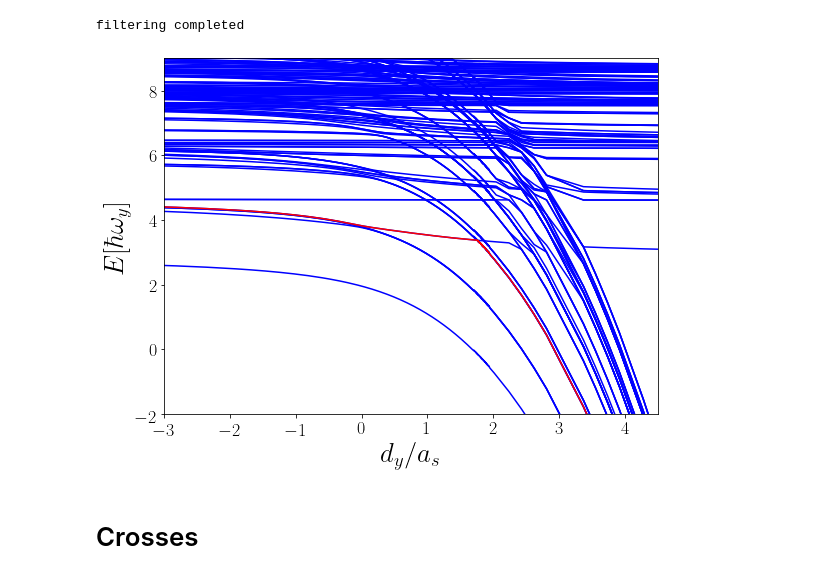
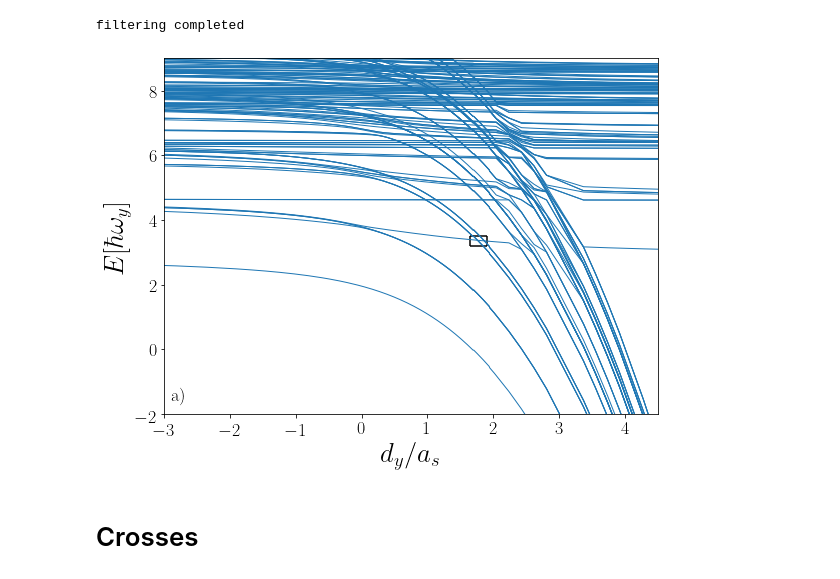
Before and after one commit to TsspGit/Ultracold_Atoms_src, a Jupyter notebook: Analysis/q3d/Energies_Analysis_4993_4993_4993.ipynb, the cells around one changed output. Drawn from its saved outputs; the diff is of its cells as text; code cells hidden in the pictures.

Commit message:
3D paper figure

```diff
--- a/Analysis/q3d/Energies_Analysis_4993_4993_4993.ipynb
+++ b/Analysis/q3d/Energies_Analysis_4993_4993_4993.ipynb
@@ -75,18 +75,22 @@ least_bound_pos = 1000
 # %%
 fig, ax = plt.subplots(figsize=(8,6))
 for i in range(least_bound_pos, least_bound_pos + 160):
-    ax.plot(x, dic['nivel_{}'.format(i)]/wy, 'b')
-ax.plot(x, dic['nivel_1004']/wy, 'r')
+    ax.plot(x, dic['nivel_{}'.format(i)]/wy, 'C0', lw=1)
 #ax.plot(x, dic['nivel_1000']/wy, 'r')
+ax.hlines(3.2, 1.65, 1.9, 'k')
+ax.hlines(3.5, 1.65, 1.9, 'k')
+ax.vlines(1.65, 3.2, 3.5, 'k')
+ax.vlines(1.9, 3.2, 3.5, 'k')
+ax.text(-2.9, -1.6, 'a)', fontsize=18)
 ax.set_ylim(-2, 9)
 ax.set_xlim(-3, 4.5)
 ax.set_xlabel('$d_{y}/a_s$')
 ax.set_ylabel('$E[\hbar \omega_{y}]$')
 plt.tight_layout()
-#fig.savefig('Results/Figures/Ix4993_Iy4993_Iz4993_Easc_solid.png', dpi=200)
+fig.savefig('Results/Figures/Ix4993_Iy4993_Iz4993_Easc_solid.png', dpi=200)
 plt.show()
 # %% [output]
-[figure, old version]
+[figure, new version]
 # %% [markdown]
 # Crosses
 # %%
```
Also changed, not shown: parts of 13 cells of this notebook, 14 other files.
